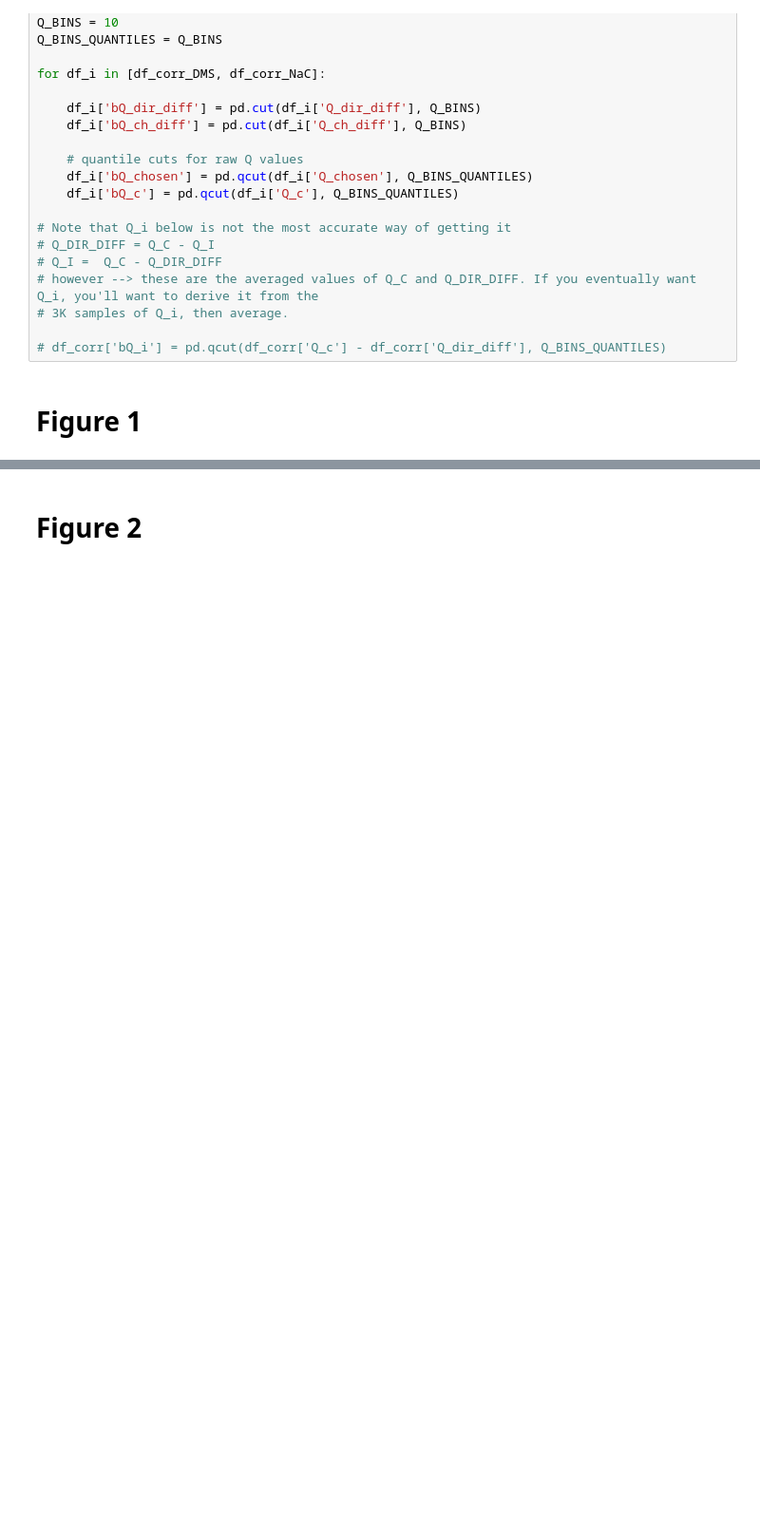
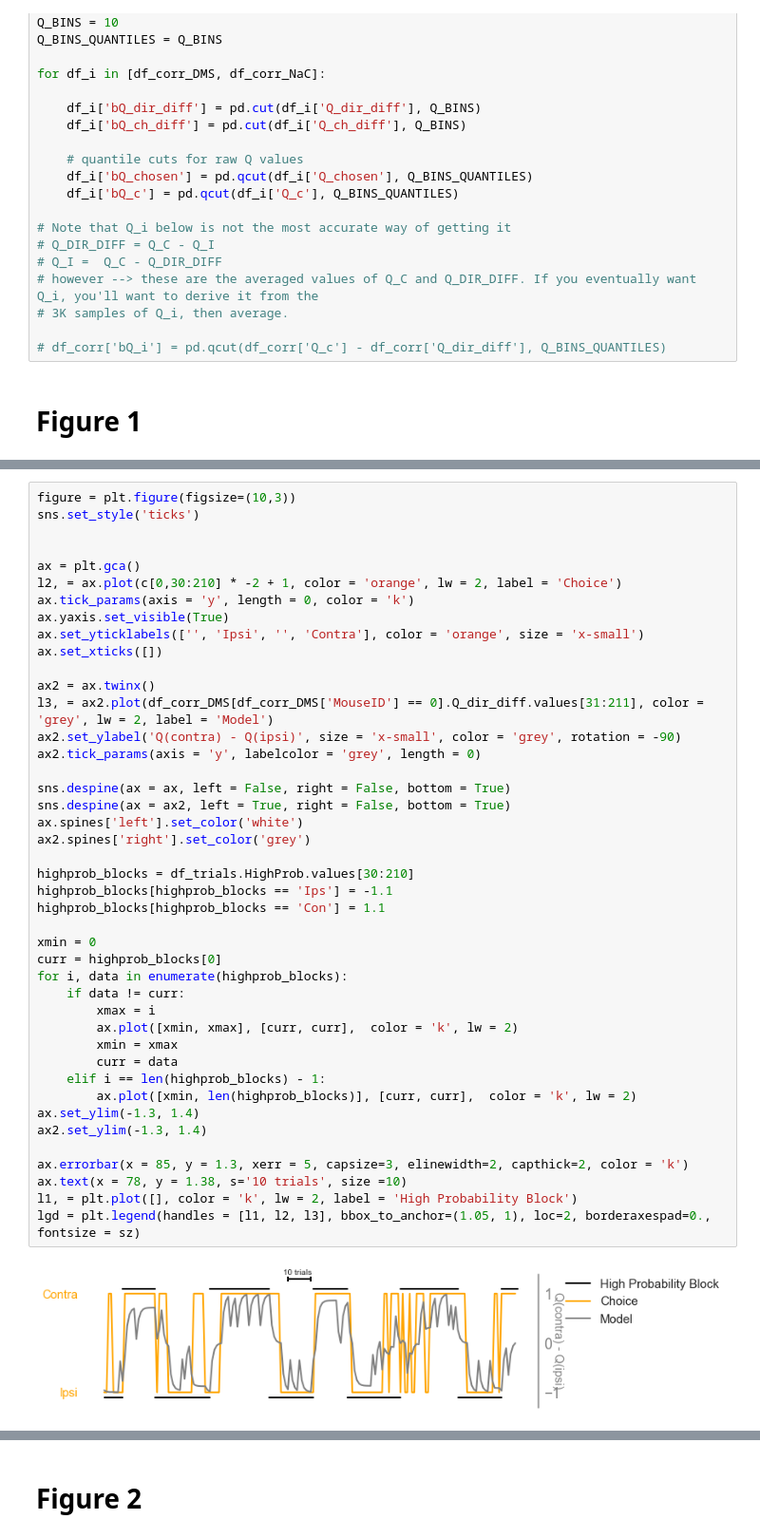
Before and after one commit to rachelstephlee/qlearning, a Jupyter notebook: Paper_V2.ipynb, the cells around one changed output, grey strips where cells are left out. Shown at 95% size. Drawn from its saved outputs; the diff is of its cells as text; blank space fills up the shorter version.

```diff
--- a/Paper_V2.ipynb
+++ b/Paper_V2.ipynb
@@ -329,0 +116,45 @@ ax.set_xlabel('Time(s)', size = sz)
+# %%
+figure = plt.figure(figsize=(10,3))
+sns.set_style('ticks')
+
+
+ax = plt.gca()
+l2, = ax.plot(c[0,30:210] * -2 + 1, color = 'orange', lw = 2, label = 'Choice')
+ax.tick_params(axis = 'y', length = 0, color = 'k')
+ax.yaxis.set_visible(True)
+ax.set_yticklabels(['', 'Ipsi', '', 'Contra'], color = 'orange', size = 'x-small')
+ax.set_xticks([])
+
+ax2 = ax.twinx()
+l3, = ax2.plot(df_corr_DMS[df_corr_DMS['MouseID'] == 0].Q_dir_diff.values[31:211], color = 'grey', lw = 2, label = 'Model')
+ax2.set_ylabel('Q(contra) - Q(ipsi)', size = 'x-small', color = 'grey', rotation = -90)
+ax2.tick_params(axis = 'y', labelcolor = 'grey', length = 0)
+
+sns.despine(ax = ax, left = False, right = False, bottom = True)
+sns.despine(ax = ax2, left = True, right = False, bottom = True)
+ax.spines['left'].set_color('white')
+ax2.spines['right'].set_color('grey')
+
+highprob_blocks = df_trials.HighProb.values[30:210]
+highprob_blocks[highprob_blocks == 'Ips'] = -1.1
+highprob_blocks[highprob_blocks == 'Con'] = 1.1
+
+xmin = 0
+curr = highprob_blocks[0]
+for i, data in enumerate(highprob_blocks):
+    if data != curr:
+        xmax = i
+        ax.plot([xmin, xmax], [curr, curr],  color = 'k', lw = 2)
+        xmin = xmax
+        curr = data
+    elif i == len(highprob_blocks) - 1:
+        ax.plot([xmin, len(highprob_blocks)], [curr, curr],  color = 'k', lw = 2)
+ax.set_ylim(-1.3, 1.4)
+ax2.set_ylim(-1.3, 1.4)
+
+ax.errorbar(x = 85, y = 1.3, xerr = 5, capsize=3, elinewidth=2, capthick=2, color = 'k')
+ax.text(x = 78, y = 1.38, s='10 trials', size =10)
+l1, = plt.plot([], color = 'k', lw = 2, label = 'High Probability Block')
+lgd = plt.legend(handles = [l1, l2, l3], bbox_to_anchor=(1.05, 1), loc=2, borderaxespad=0., fontsize = sz)
+# %% [output]
+[figure, added]
```
Also changed, not shown: parts of 10 cells of this notebook.
